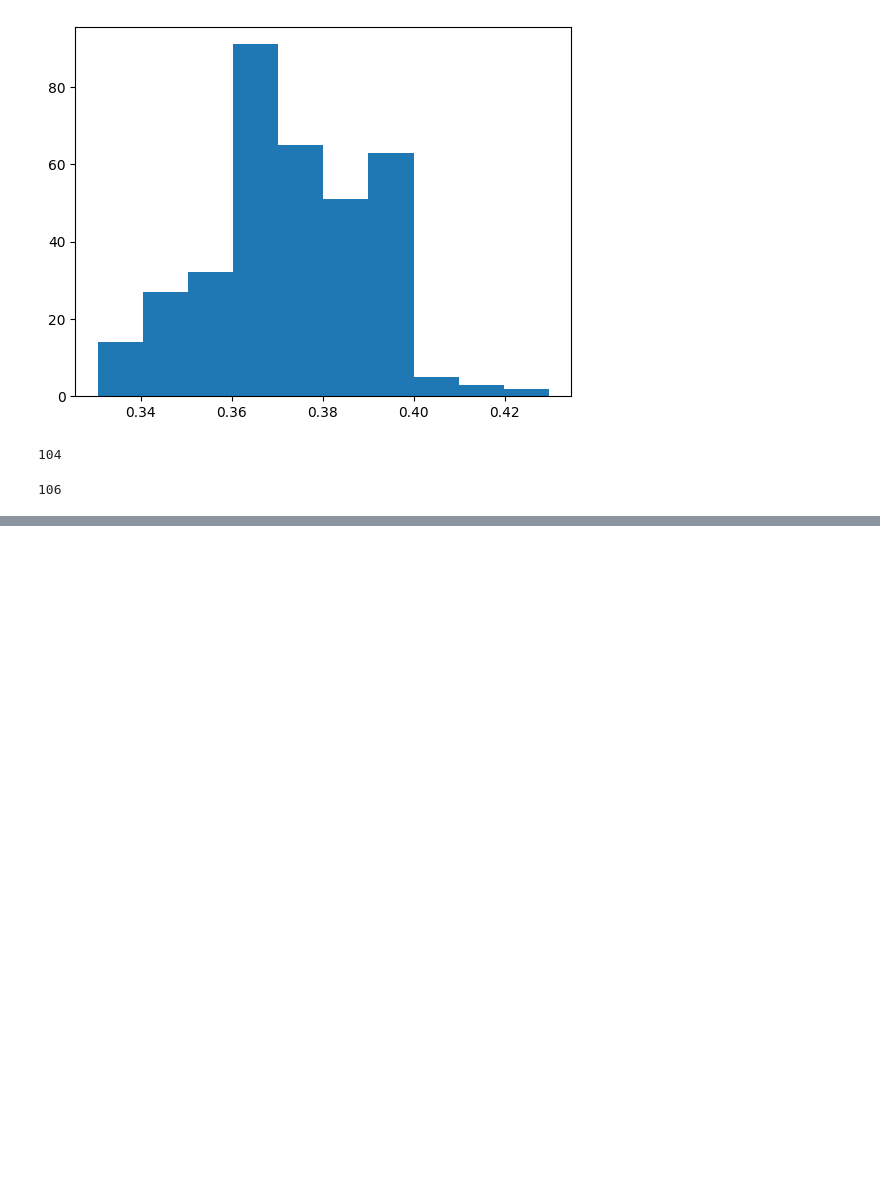
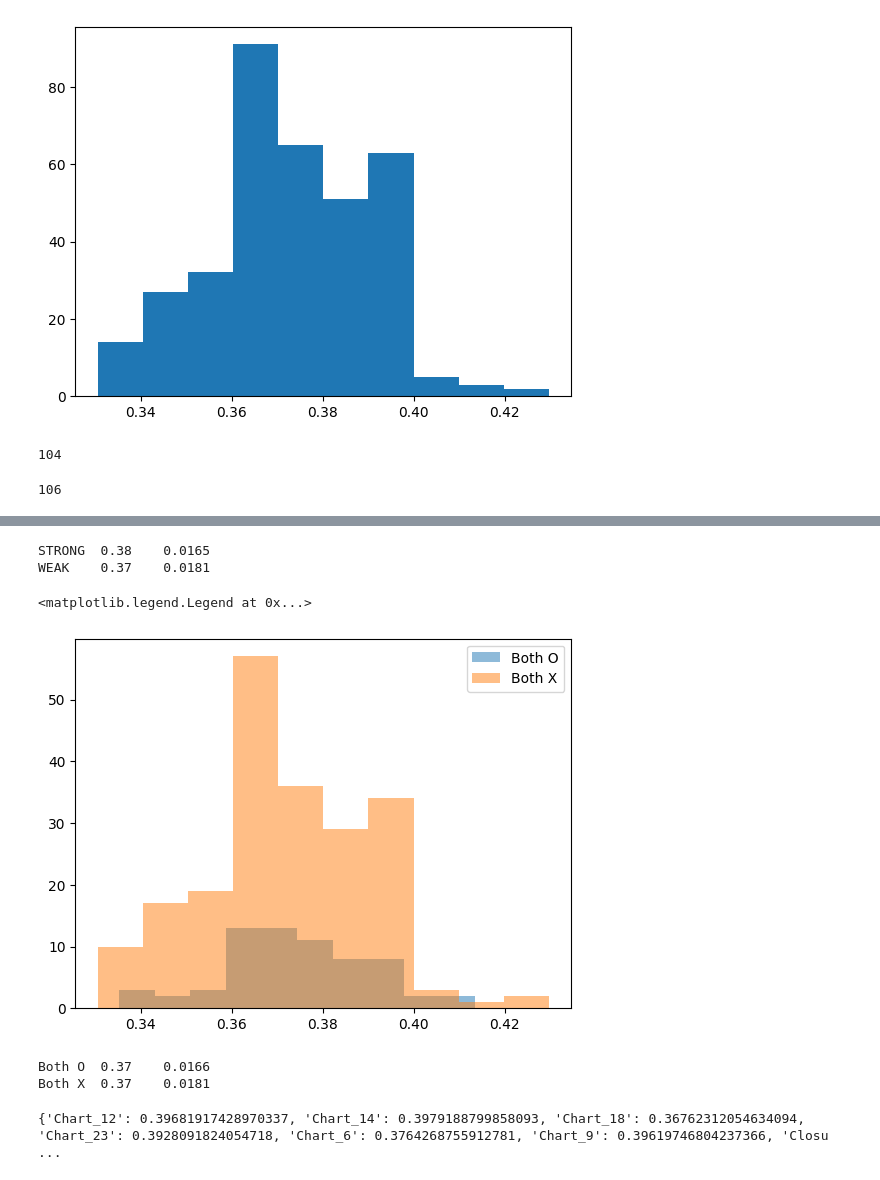
Before and after one commit to HyunjoonCho/lachesis, a Jupyter notebook: routellm/routellm.ipynb, the cells around one changed output, grey strips where cells are left out. Drawn from its saved outputs; the diff is of its cells as text; code cells hidden in the pictures; blank space fills up the shorter version.

```diff
--- a/routellm/routellm.ipynb
+++ b/routellm/routellm.ipynb
@@ -192,0 +212,23 @@ plt.show()
+# %%
+print(f"STRONG\t{np.mean(prob_of_only_strong_model_gets_correct):.2f}\t{np.std(prob_of_only_strong_model_gets_correct):.4f}")
+print(f"WEAK\t{np.mean(prob_of_only_weak_model_gets_correct):.2f}\t{np.std(prob_of_only_weak_model_gets_correct):.4f}")
+# %% [output]
+STRONG  0.38    0.0165
+WEAK    0.37    0.0181
+# %%
+plt.hist(prob_of_both_correct, alpha=0.5, label='Both O')
+plt.hist(prob_of_both_incorrect, alpha=0.5, label='Both X')
+plt.legend()
+# %% [output]
+<matplotlib.legend.Legend at 0x...>
+[figure, added]
+# %%
+print(f"Both O\t{np.mean(prob_of_both_correct):.2f}\t{np.std(prob_of_both_correct):.4f}")
+print(f"Both X\t{np.mean(prob_of_both_incorrect):.2f}\t{np.std(prob_of_both_incorrect):.4f}")
+# %% [output]
+Both O  0.37    0.0166
+Both X  0.37    0.0181
+# %%
+print(probs)
+# %% [output]
+{'Chart_12': 0.39681917428970337, 'Chart_14': 0.3979188799858093, 'Chart_18': 0.36762312054634094, 'Chart_23': 0.3928091824054718, 'Chart_6': 0.3764268755912781, 'Chart_9': 0.39619746804237366, 'Closu ...
```
Also changed, not shown: parts of 13 cells of this notebook, 3 other files.
